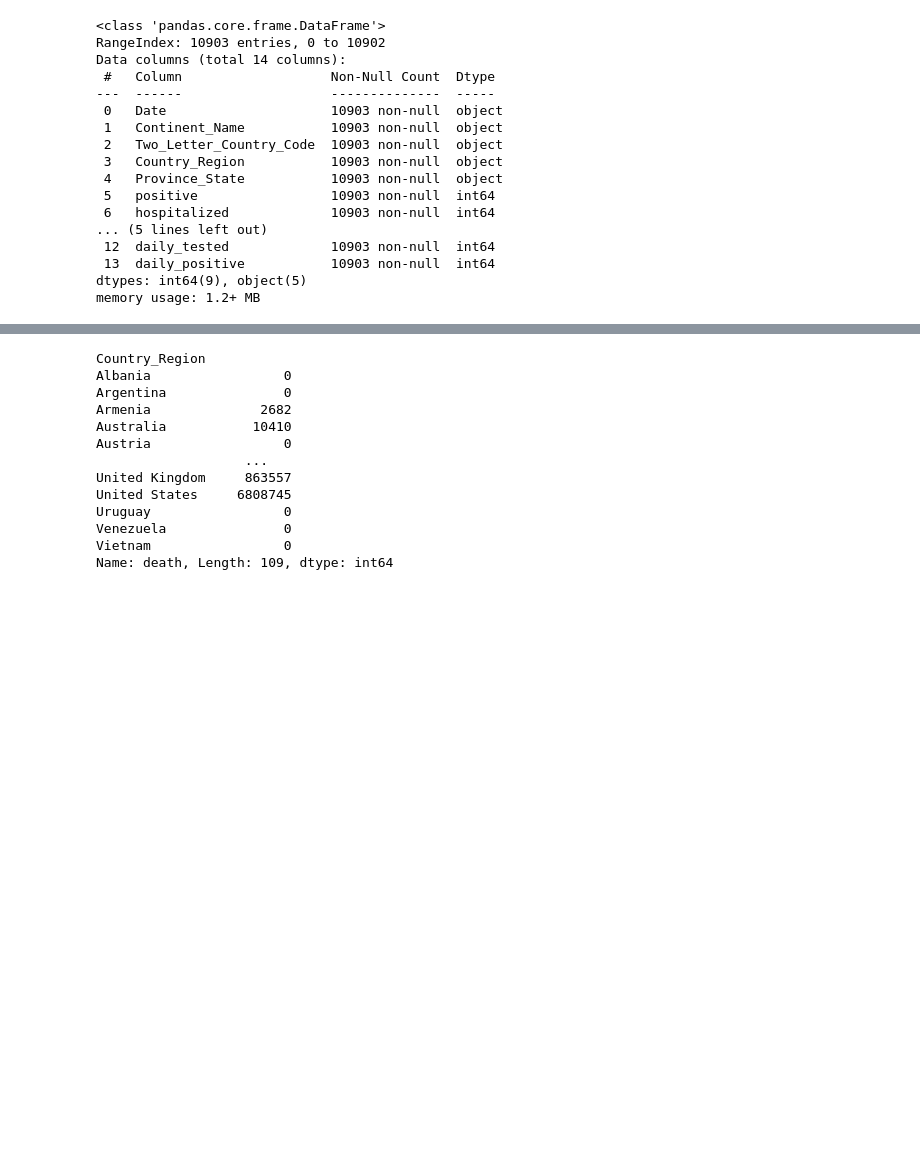
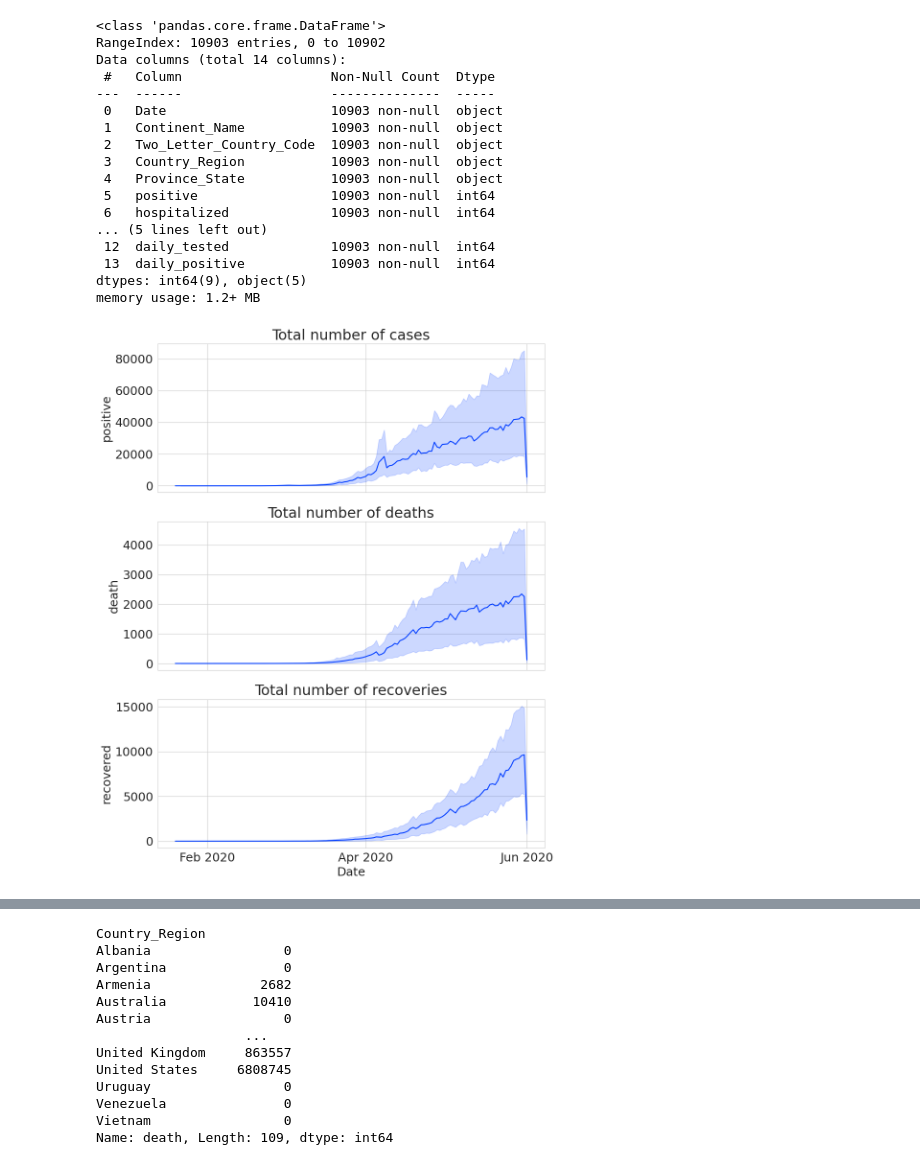
Before and after one commit to Desmyk/PYDATA, a Jupyter notebook: Capstoneedit.ipynb, the cells around one changed output, grey strips where cells are left out. Drawn from its saved outputs; the diff is of its cells as text; code cells hidden in the pictures; blank space fills up the shorter version.

```diff
--- a/Capstoneedit.ipynb
+++ b/Capstoneedit.ipynb
@@ -100,3 +117,35 @@ Data columns (total 14 columns):
  13  daily_positive           10903 non-null  int64
 dtypes: int64(9), object(5)
 memory usage: 1.2+ MB
+# %%
+# Total Cases, Deaths and Recovered plots
+
+# Set the font size for all text elements
+plt.rc({'font.size': 15})
+
+# Create a figure with three subplots
+fig, ax = plt.subplots(3, 1, figsize=(10, 12), sharex=True)
+
+# Plot the total number of cases
+sns.lineplot(data=data, x="Date", y="positive", ax=ax[0])
+ax[0].set_title("Total number of cases")
+
+# Plot the total number of deaths
+sns.lineplot(data=data, x="Date", y="death", ax=ax[1])
+ax[1].set_title("Total number of deaths")
+
+# Plot the total number of recoveries
+sns.lineplot(data=data, x="Date", y="recovered", ax=ax[2])
+ax[2].set_title("Total number of recoveries")
+
+
+# Format the x-axis
+ax[0].xaxis.set_major_locator(mdates.MonthLocator(interval=2))
+ax[0].xaxis.set_major_formatter(mdates.DateFormatter("%b %Y"))
+ax[0].set_xlabel("Date")
+
+# Show the plot
+plt.tight_layout()
+plt.show()
+# %% [output]
+[figure, added]
```
Also changed, not shown: parts of 19 cells of this notebook.
